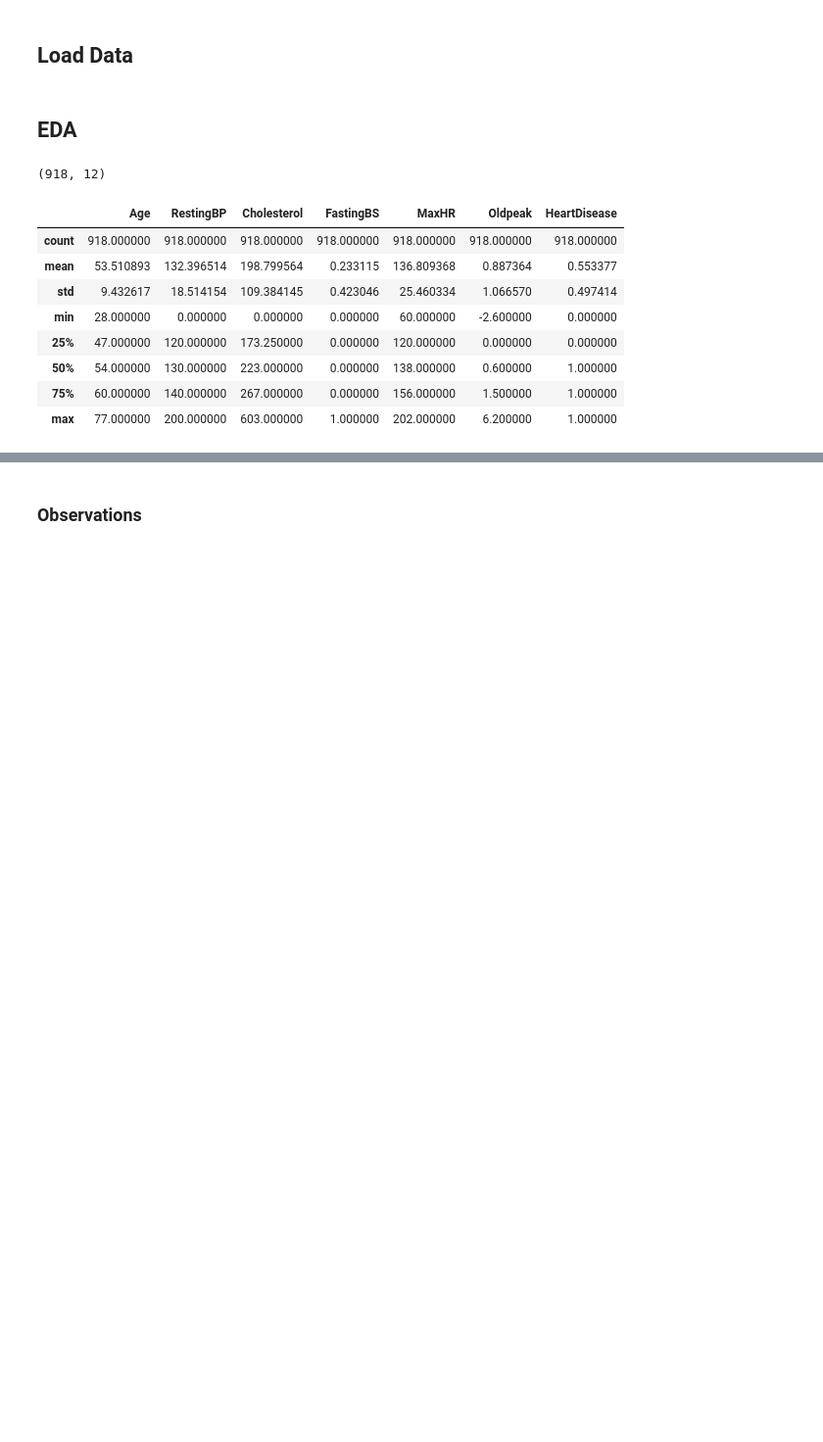
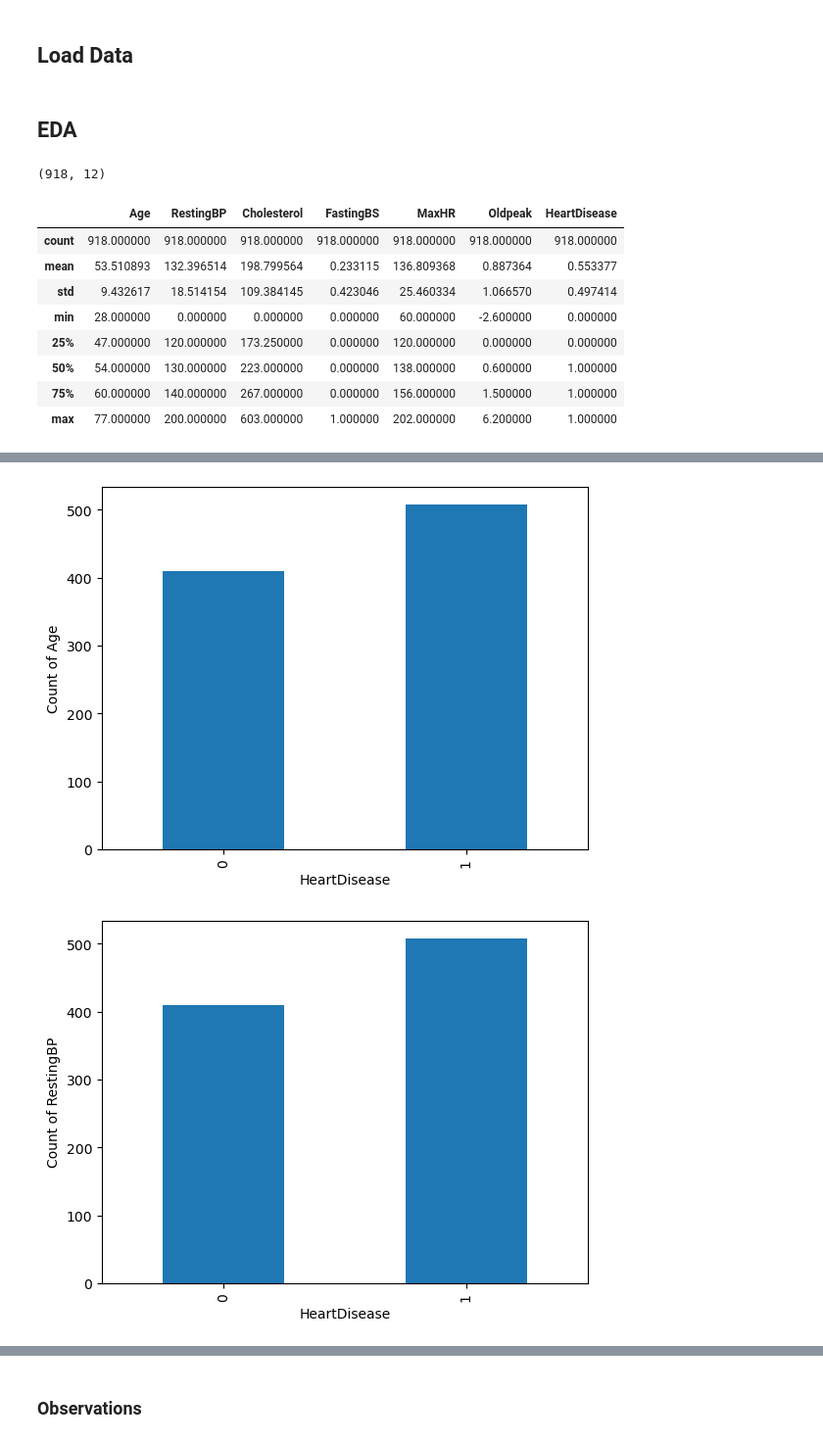
Before and after one commit to 1Elral4/Heart-Disease-Predictor, a Jupyter notebook: heart_disease_predictor.ipynb, the cells around one changed output, grey strips where cells are left out. Shown at 98% size. Drawn from its saved outputs; the diff is of its cells as text; code cells hidden in the pictures; blank space fills up the shorter version.

```diff
--- a/heart_disease_predictor.ipynb
+++ b/heart_disease_predictor.ipynb
@@ -59,0 +78,8 @@ heart_df.describe()
+# %%
+for feature in numerical_features:
+    heart_df.groupby('HeartDisease')[feature].count().plot(kind='bar')
+    plt.ylabel(f'Count of {feature}')
+    plt.show()
+# %% [output]
+[figure, added]
+[figure, added]
```
Also changed, not shown: parts of 7 cells of this notebook, 1 other file.
